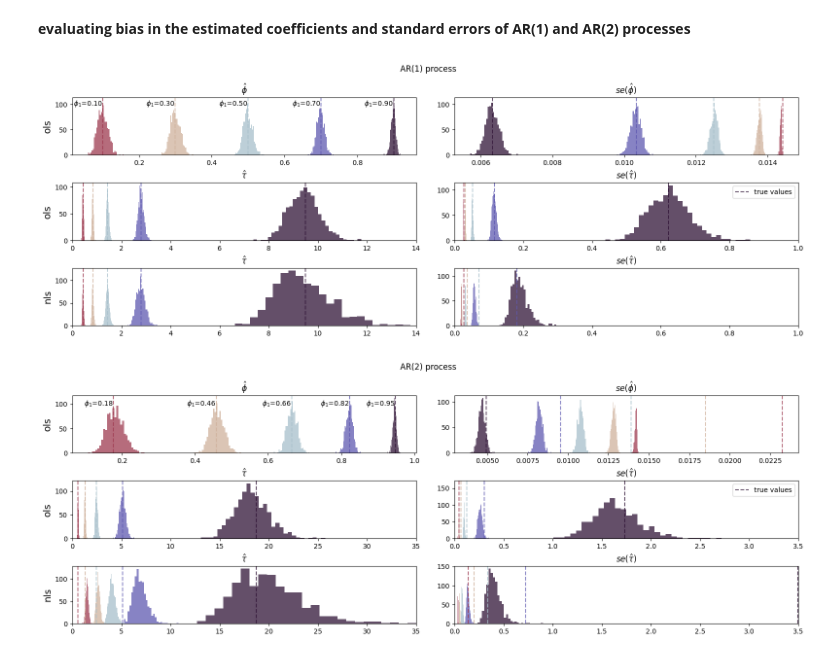
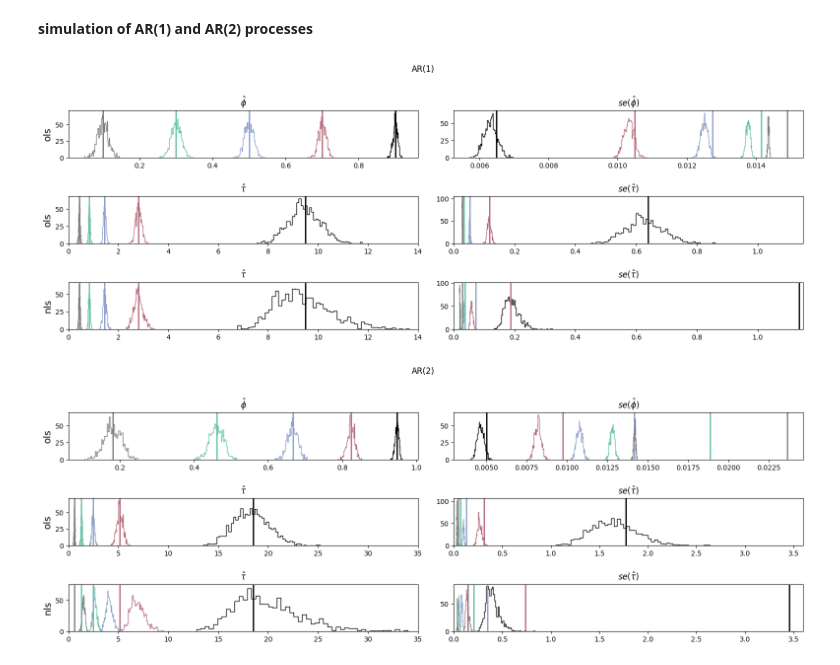
Before and after one commit to griegner/fmri-timescales, a Jupyter notebook: examples/simulation-time-domain.ipynb, the cells around one changed output. Cells and saved outputs as stored; diff of their text form; code cells hidden in the pictures.

```diff
--- a/examples/simulation-time-domain.ipynb
+++ b/examples/simulation-time-domain.ipynb
@@ -168,2 +27,2 @@ ax[1].legend()
 # %% [markdown]
-**evaluating bias in the estimated coefficients and standard errors of AR(1) and AR(2) processes**
+**simulation of AR(1) and AR(2) processes**
@@ -261,21 +29,21 @@ def plot_ar_bias(df, ar1_coeffs, tau_lim, se_lim, fig_title):
 # %%
-# !!! 25sec runtime !!!
+# !! 20sec runtime !!
 
-n_timepoints = 4800  # to match HCP
+n_timepoints, n_repeats = 4800, 1000
 
 # AR(1)
-ar1_phis = [0.9, 0.7, 0.5, 0.3, 0.1]
-ar1_df = calc_ar_bias(ar1_phis, n_timepoints)
+ar1_phis = np.array([0.9, 0.7, 0.5, 0.3, 0.1])
+ar1_taus = -1 / np.log(ar1_phis)
+ar1_df = std.mc_simulation(ar1_phis, n_timepoints)
 
-
-# AR(2), w/in the stationarity triangle
-ar2_phis = [[phi, (0.5 - 0.5 * phi)] for phi in ar1_phis]
-# AR(1) coeffs calculated empirically using an AR(1) model w/ 100,000 timepoints
-ar21_phis = [0.948, 0.823, 0.664, 0.458, 0.176]
-ar2_df = calc_ar_bias(ar2_phis, n_timepoints)
+# AR(2)
+ar2_phis = np.stack([ar1_phis, (0.5 - 0.5 * ar1_phis)], axis=-1)
+ar21_phis = ar2_phis[:, 0] / (1 - ar2_phis[:, 1])
+ar21_taus = -1 / np.log(ar21_phis)
+ar2_df = std.mc_simulation(ar2_phis, n_timepoints)
 # %%
-ar1_plot = plot_ar_bias(ar1_df, ar1_phis, [0, 14], [0, 1], "AR(1) process")
-ar2_plot = plot_ar_bias(ar2_df, ar21_phis, [0, 35], [0, 3.5], "AR(2) process")
+std.plot_simulation(ar1_df, ar1_phis, ar1_taus, [0, 14], [0, 1.15], "AR(1)")
+std.plot_simulation(ar2_df, ar21_phis, ar21_taus, [0, 35], [0, 3.6], "AR(2)")
 # %% [output]
-[figure, old version]
+[figure, new version]
-[figure, old version]
+[figure, new version]
```
Also changed, not shown: parts of 14 cells of this notebook, 1 other file.
